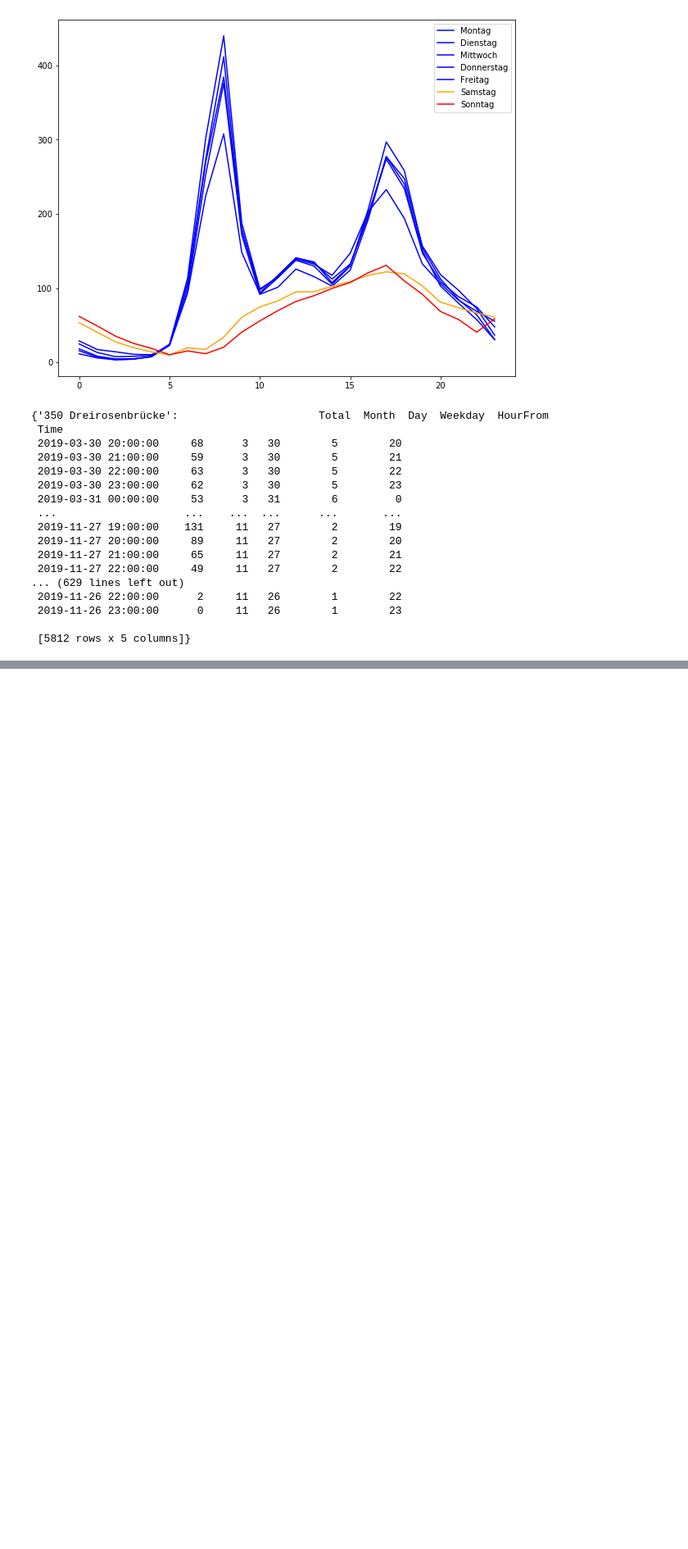
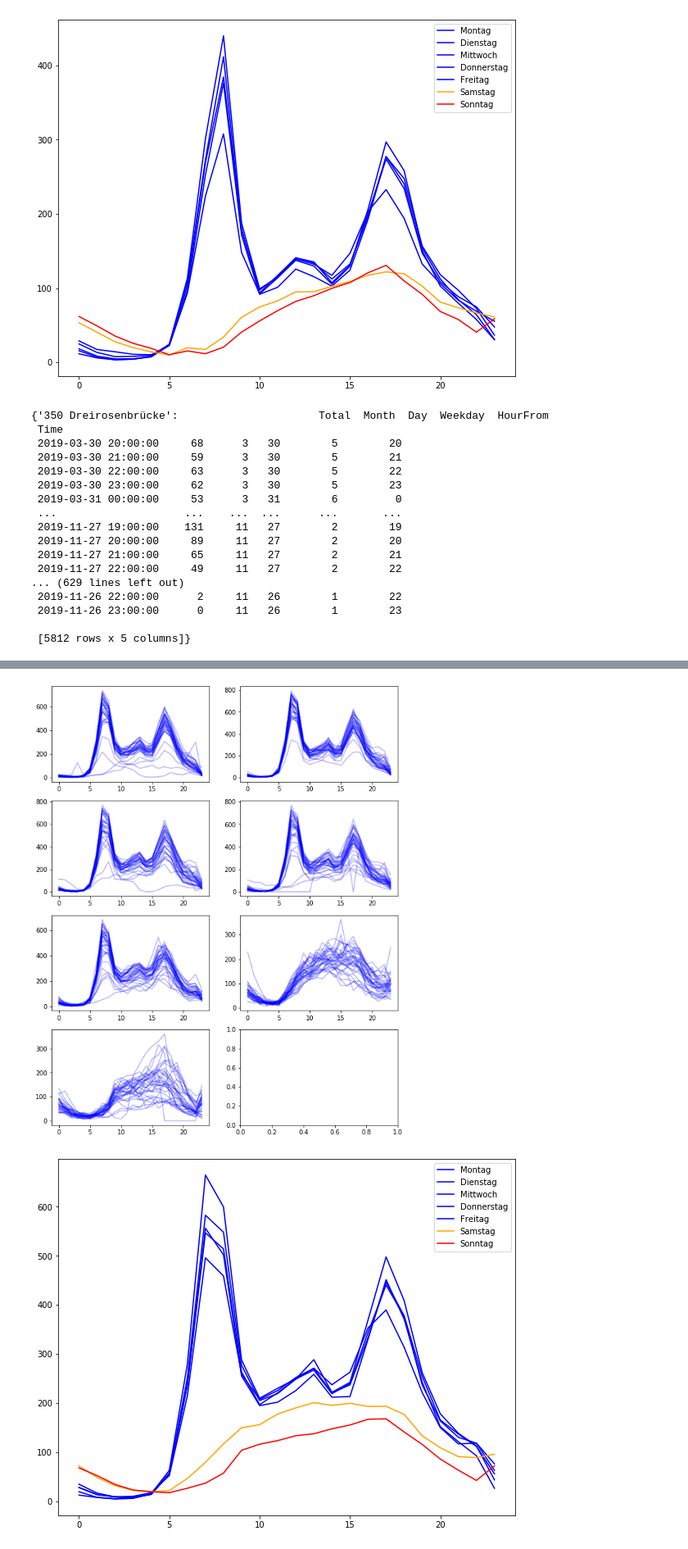
Before and after one commit to 1b15/walk-flow, a Jupyter notebook: notebooks/basel_analysis.ipynb, the cells around one changed output, grey strips where cells are left out. Shown at 82% size. Cells and saved outputs as stored; diff of their text form; code cells hidden in the pictures; blank space fills up the shorter version.

```diff
--- a/notebooks/basel_analysis.ipynb
+++ b/notebooks/basel_analysis.ipynb
@@ -248,0 +292,6 @@ location_hourly_sum
+# %%
+location_plot(location_hourly_sum, '354 Wettsteinbrücke', show=2)
+location_plot(location_hourly_sum, '660 Flughafenstrasse', show=2)
+# %% [output]
+[figure, added]
+[figure, added]
```
Also changed, not shown: parts of 2 cells of this notebook.
